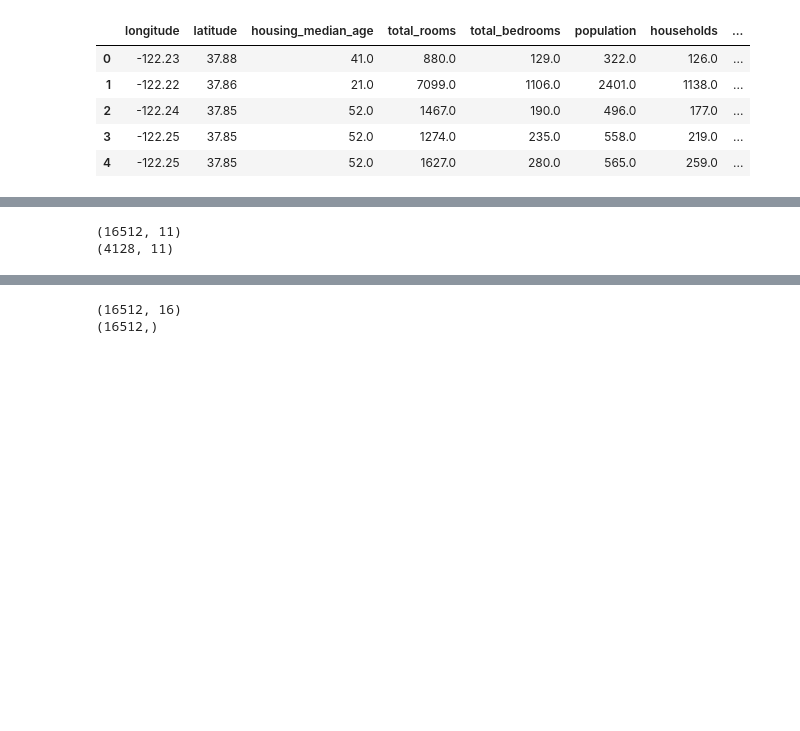
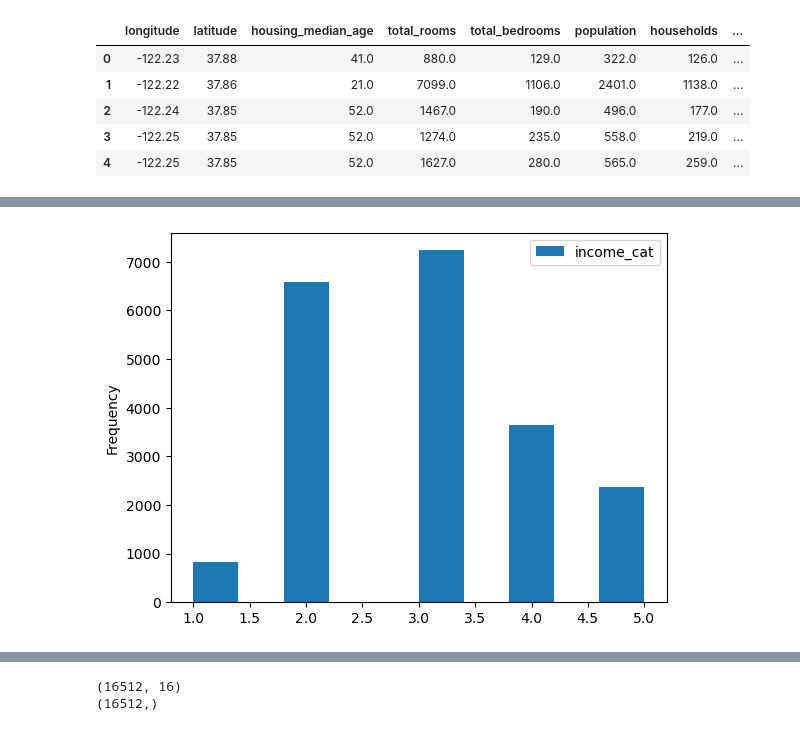
Before and after one commit to luxiaotong/handson_practice, a Jupyter notebook: 02_Housing.ipynb, the cells around one changed output, grey strips where cells are left out. Saved outputs shown, nothing was run; the diff lists cells and outputs as text; code cells hidden in the pictures; blank space fills up the shorter version.

```diff
--- a/02_Housing.ipynb
+++ b/02_Housing.ipynb
@@ -74,10 +105,10 @@ train_set, test_set = train_test_split(housing, test_size=0.2, random_state=42)
+# %%
+housing.plot.hist(column=["income_cat"])
+plt.show()
+# %% [output]
+[figure, added]
 # %%
-housing["income_cat"] = np.ceil(housing["median_income"] / 1.5)
-housing["income_cat"].where(housing["income_cat"] < 5, 5.0, inplace=True)
 split = StratifiedShuffleSplit(n_splits=1, test_size=0.2, random_state=42)
 for train_index, test_index in split.split(housing, housing["income_cat"]):
-    strat_train_set = housing.loc[train_index]
-    strat_test_set = housing.loc[test_index]
+    strat_train_set = housing.iloc[train_index]
+    strat_test_set = housing.iloc[test_index]
-# %% [output]
-(16512, 11)
-(4128, 11)
```
Also changed, not shown: parts of 74 cells of this notebook, 2 other files.
